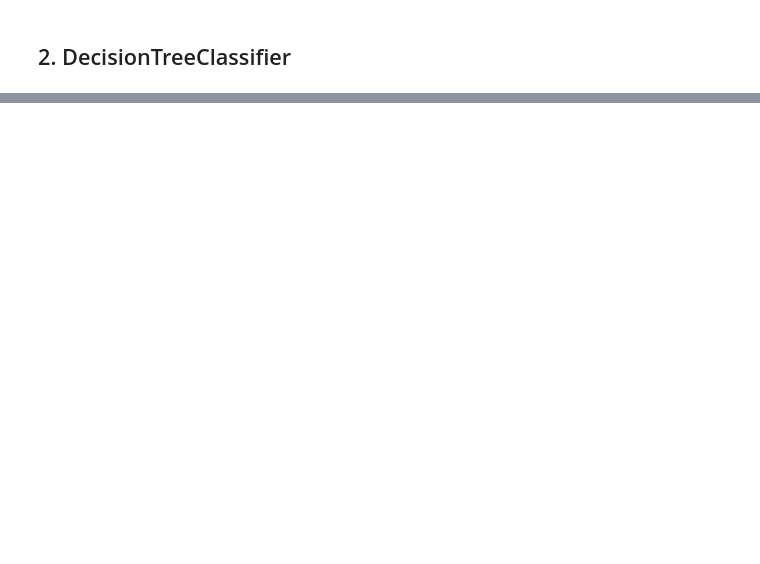
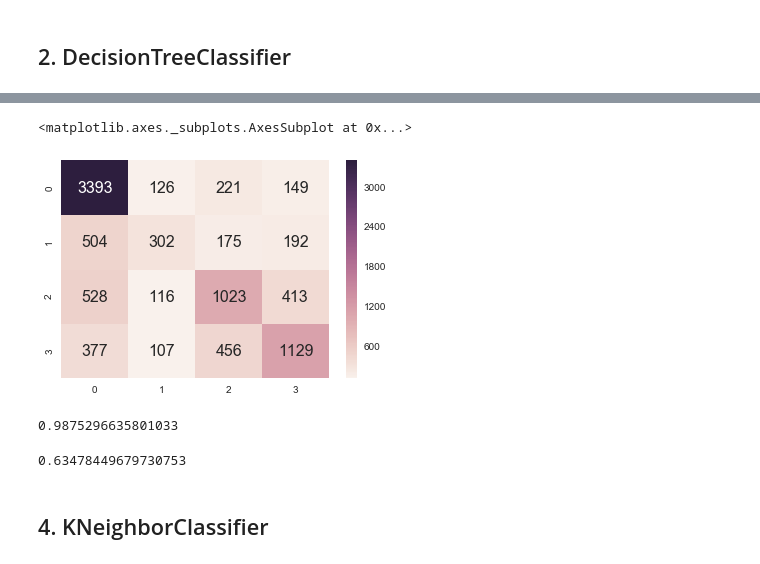
Before and after one commit to blanarik/kickstarter_success_prediction, a Jupyter notebook: 07_Kickstarter_training_the_first_model.ipynb, the cells around one changed output, grey strips where cells are left out. Cells and saved outputs as stored; diff of their text form; code cells hidden in the pictures; blank space fills up the shorter version.

```diff
--- a/07_Kickstarter_training_the_first_model.ipynb
+++ b/07_Kickstarter_training_the_first_model.ipynb
@@ -105,0 +110,15 @@ graph.render("kickstarter3")
+# %%
+sns.heatmap(confusion_matrix(y_test, cls.predict(X_test)), annot=True, fmt='g', annot_kws={"size": 16})
+# %% [output]
+<matplotlib.axes._subplots.AxesSubplot at 0x...>
+[figure, added]
+# %%
+cls.score(X_train, y_train)
+# %% [output]
+0.9875296635801033
+# %%
+cls.score(X_test, y_test)
+# %% [output]
+0.63478449679730753
+# %% [markdown]
+## 4. KNeighborClassifier
```
Also changed, not shown: parts of 42 cells of this notebook.
